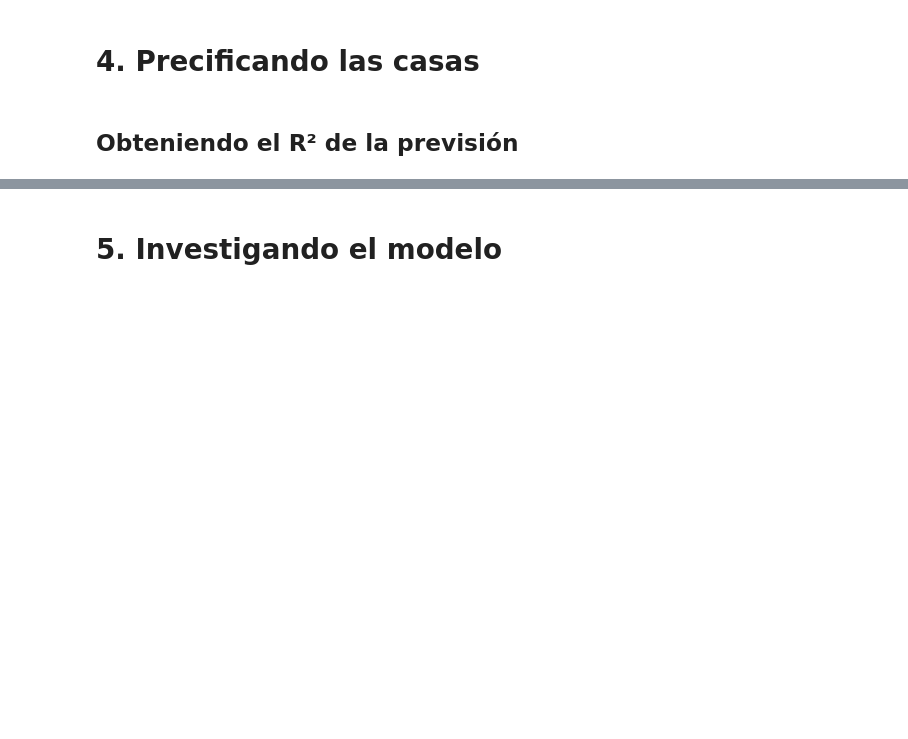
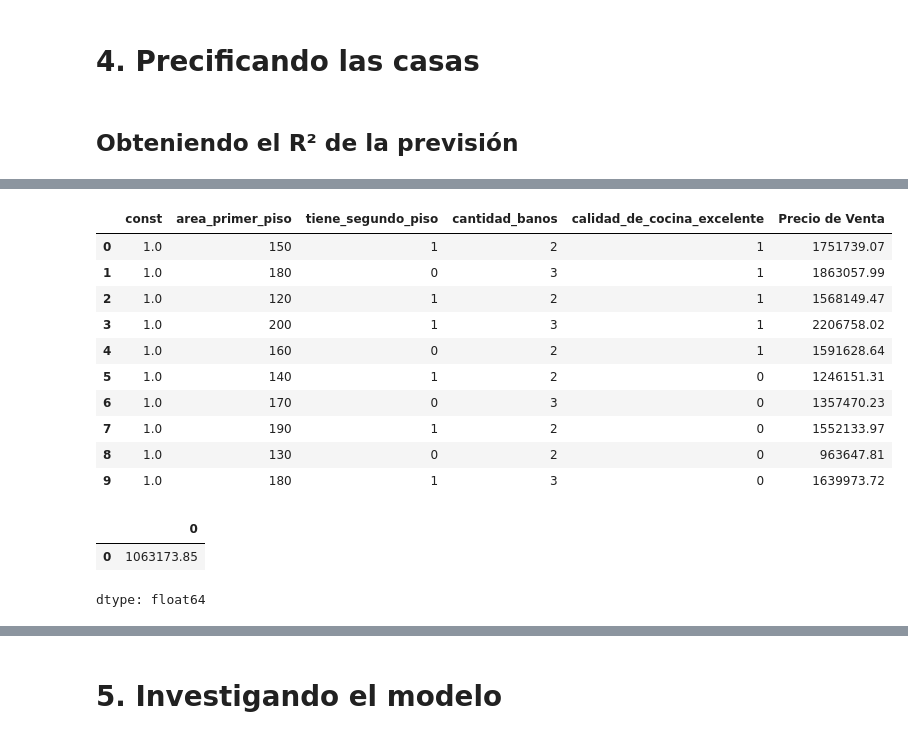
Before and after one commit to DanielRaiicHu/precio_de_inmuebles_regresion_lineal, a Jupyter notebook: precios_de_inmuebles_regresion_lineal.ipynb, the cells around one changed output, grey strips where cells are left out. Cells and saved outputs as stored; diff of their text form; code cells hidden in the pictures; blank space fills up the shorter version.

```diff
--- a/precios_de_inmuebles_regresion_lineal.ipynb
+++ b/precios_de_inmuebles_regresion_lineal.ipynb
@@ -580,3 +588,5 @@ Esto lo convierte en un modelo parsimonioso y eficaz, ideal para explicar el pre
 ## Obteniendo el R² de la previsión
 # %%
 # Añadiendo una constante en X_test
+X_test = sm.add_constant(X_test)
+X_test.head(2)
@@ -604,0 +683,4 @@ Esto lo convierte en un modelo parsimonioso y eficaz, ideal para explicar el pre
+# %%
+# Leyendo varias casas?
+nuevas_casas = pd.read_csv('/content/drive/MyDrive/regresion_lineal/nuevas_casas.csv',sep=';')
+nuevas_casas.head(2)
@@ -604,0 +691,4 @@ Esto lo convierte en un modelo parsimonioso y eficaz, ideal para explicar el pre
+# %%
+# Eliminamos la columna 'Casa' ya que es solo un identificador y no se utilizará en la predicción
+nuevas_casas.drop(columns='Casa',inplace=True) #inplace=True para que se elimine inmediatamente
+nuevas_casas.head(2)
@@ -605,5 +699,6 @@ Esto lo convierte en un modelo parsimonioso y eficaz, ideal para explicar el pre
 # %%
 # Añadiendo una constante
+nuevas_casas = sm.add_constant(nuevas_casas)
 # %%
 # Cuál es el precio de estas nuevas casas?
 # precio_casas = pd.DataFrame()
@@ -609,0 +720,35 @@ Esto lo convierte en un modelo parsimonioso y eficaz, ideal para explicar el pre
+# %%
+nuevas_casas['Precio de Venta'] = modelo_3.predict(nuevas_casas).round(2)
+nuevas_casas
+# %% [output]
+|  | const | area_primer_piso | tiene_segundo_piso | cantidad_banos | calidad_de_cocina_excelente | Precio de Venta |
+| 0 | 1.0 | 150 | 1 | 2 | 1 | 1751739.07 |
+| 1 | 1.0 | 180 | 0 | 3 | 1 | 1863057.99 |
+| 2 | 1.0 | 120 | 1 | 2 | 1 | 1568149.47 |
+| 3 | 1.0 | 200 | 1 | 3 | 1 | 2206758.02 |
+| 4 | 1.0 | 160 | 0 | 2 | 1 | 1591628.64 |
+| 5 | 1.0 | 140 | 1 | 2 | 0 | 1246151.31 |
+| 6 | 1.0 | 170 | 0 | 3 | 0 | 1357470.23 |
+| 7 | 1.0 | 190 | 1 | 2 | 0 | 1552133.97 |
+| 8 | 1.0 | 130 | 0 | 2 | 0 | 963647.81 |
+| 9 | 1.0 | 180 | 1 | 3 | 0 | 1639973.72 |
+# %%
+# Recibiste una solicitud para estimar el precio de una casa con las siguientes características:
+# 1 baño
+# Área 98m²
+# No tiene segundo piso
+# Calidad de la cocina excelente
+
+nuevo_inmueble_2 = pd.DataFrame({
+    'const': [1],
+    'area_primer_piso': [98],
+    'tiene_segundo_piso': [0],
+    'cantidad_banos': [1],
+    'calidad_de_cocina_excelente': [1]
+})
+
+modelo_3.predict(nuevo_inmueble_2).round(2)
+# %% [output]
+|  | 0 |
+| 0 | 1063173.85 |
+dtype: float64
```
Also changed, not shown: parts of 30 cells of this notebook.
